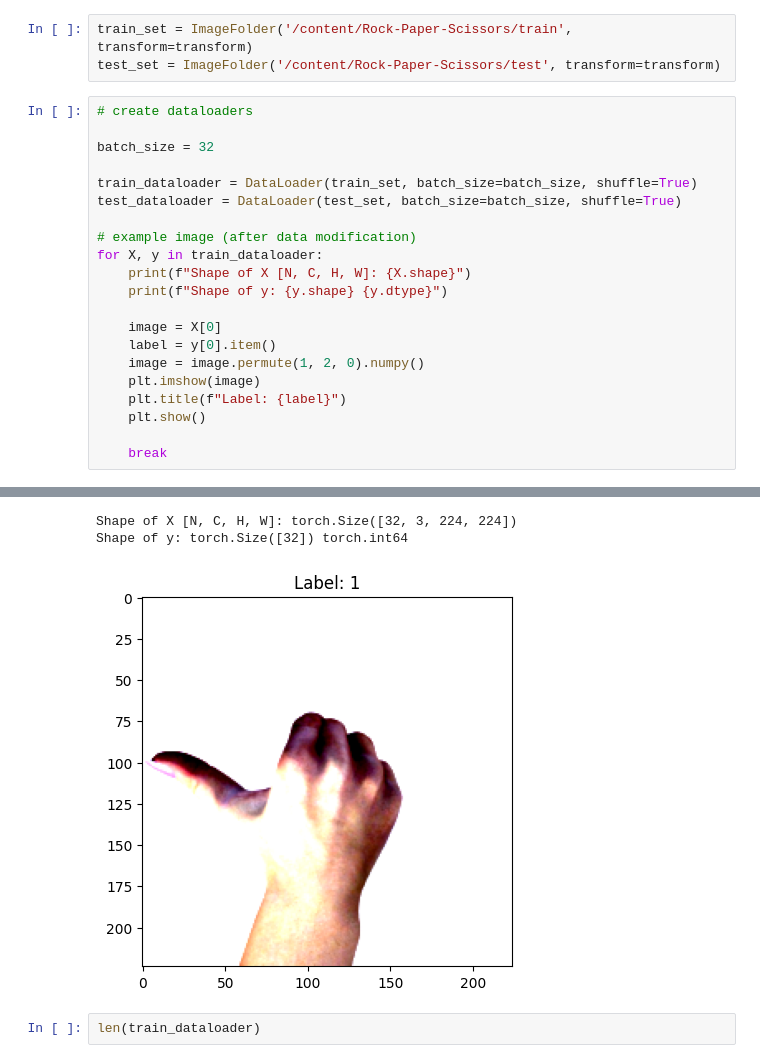
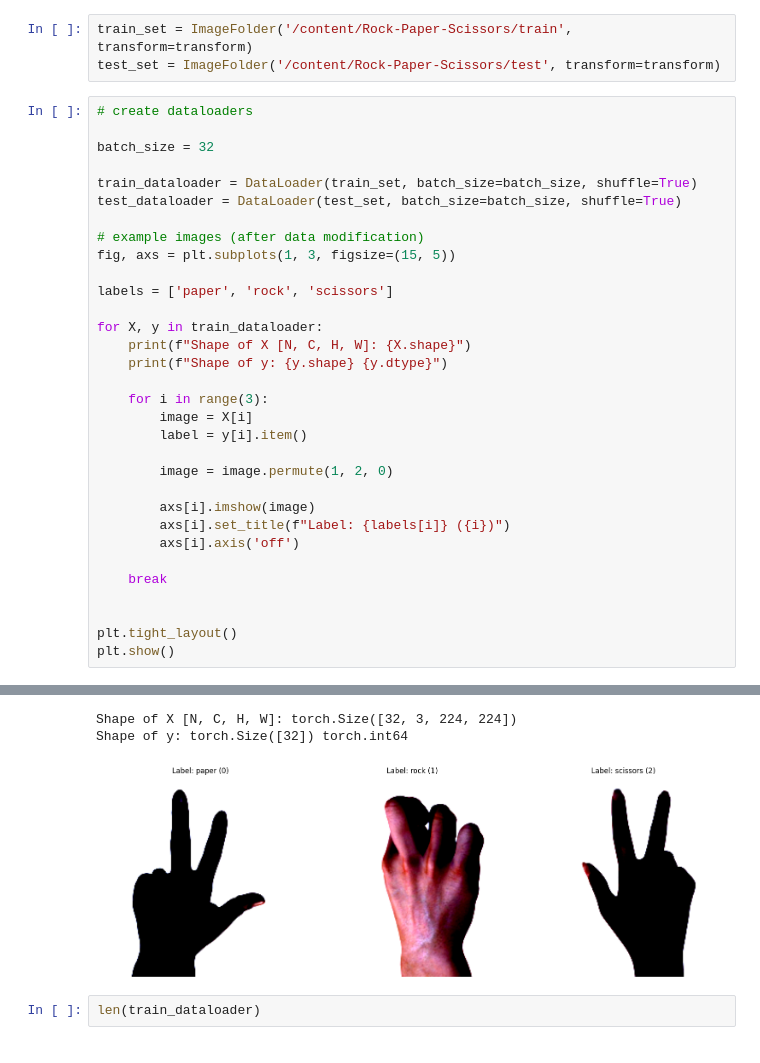
Before and after one commit to butter-my-toast/RockPaperScissors-CNN, a Jupyter notebook: rps_multiclass.ipynb, the cells around one changed output, grey strips where cells are left out. Saved outputs shown, nothing was run; the diff lists cells and outputs as text.

Commit message:
added example images

```diff
--- a/rps_multiclass.ipynb
+++ b/rps_multiclass.ipynb
@@ -49,18 +49,29 @@ batch_size = 32
 train_dataloader = DataLoader(train_set, batch_size=batch_size, shuffle=True)
 test_dataloader = DataLoader(test_set, batch_size=batch_size, shuffle=True)
 
-# example image (after data modification)
+# example images (after data modification)
+fig, axs = plt.subplots(1, 3, figsize=(15, 5))
+
+labels = ['paper', 'rock', 'scissors']
+
 for X, y in train_dataloader:
     print(f"Shape of X [N, C, H, W]: {X.shape}")
     print(f"Shape of y: {y.shape} {y.dtype}")
 
-    image = X[0]
-    label = y[0].item()
-    image = image.permute(1, 2, 0).numpy()
-    plt.imshow(image)
-    plt.title(f"Label: {label}")
-    plt.show()
+    for i in range(3):
+        image = X[i]
+        label = y[i].item()
+
+        image = image.permute(1, 2, 0)
+
+        axs[i].imshow(image)
+        axs[i].set_title(f"Label: {labels[i]} ({i})")
+        axs[i].axis('off')
 
     break
+
+
+plt.tight_layout()
+plt.show()
 # %% [output]
 WARNING:matplotlib.image:Clipping input data to the valid range for imshow with RGB data ([0..1] for floats or [0..255] for integers).
@@ -67,6 +80,6 @@ WARNING:matplotlib.image:Clipping input data to the valid range for imshow with
 Shape of X [N, C, H, W]: torch.Size([32, 3, 224, 224])
 Shape of y: torch.Size([32]) torch.int64
-[figure, old version]
+[figure, new version]
 # %%
 len(train_dataloader)
 # %% [output]
```
Also changed, not shown: parts of 2 cells of this notebook.
